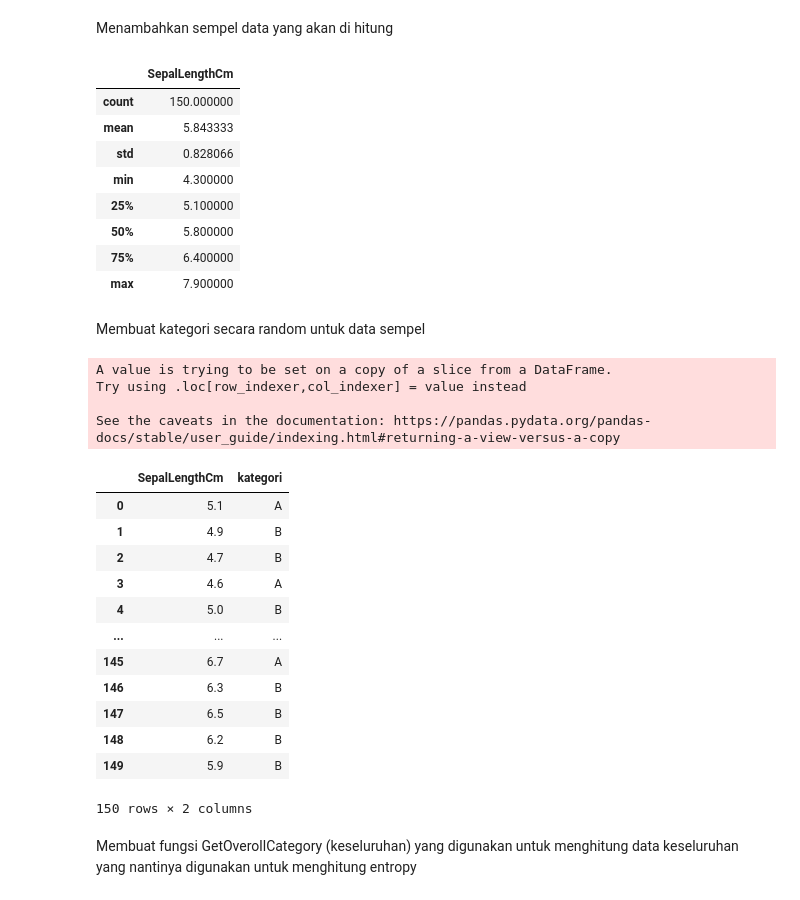
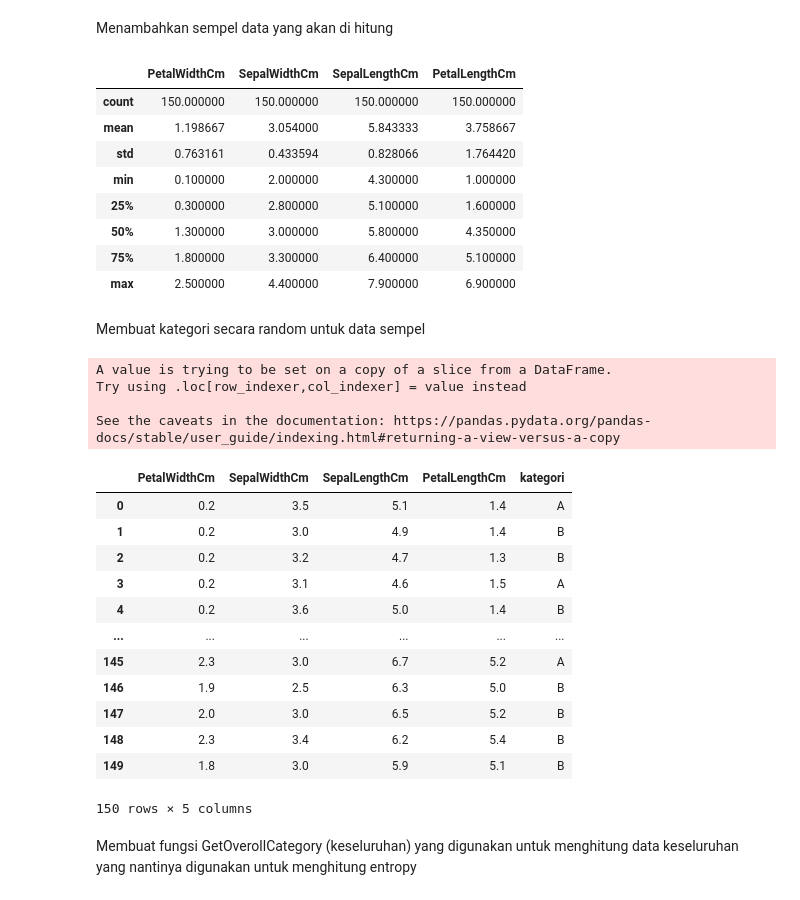
Before and after one commit to HanifSantoso05/Datamining, a Jupyter notebook: _sources/TUGAS-2.ipynb, the cells around one changed output. Cells and saved outputs as stored; diff of their text form; code cells hidden in the pictures.

```diff
--- a/_sources/TUGAS-2.ipynb
+++ b/_sources/TUGAS-2.ipynb
@@ -546,18 +552,18 @@ Diskritisasi berbasis entropi (entropy based discretization) adalah salah satu j
 # %% [markdown]
 Menambahkan sempel data yang akan di hitung
 # %%
-sample = df[["SepalLengthCm"]]
+sample = df[["PetalWidthCm","SepalWidthCm","SepalLengthCm","PetalLengthCm"]]
 sample.describe()
 # %% [output]
-|  | SepalLengthCm |
-| count | 150.000000 |
-| mean | 5.843333 |
-| std | 0.828066 |
-| min | 4.300000 |
-| 25% | 5.100000 |
-| 50% | 5.800000 |
-| 75% | 6.400000 |
-| max | 7.900000 |
+|  | PetalWidthCm | SepalWidthCm | SepalLengthCm | PetalLengthCm |
+| count | 150.000000 | 150.000000 | 150.000000 | 150.000000 |
+| mean | 1.198667 | 3.054000 | 5.843333 | 3.758667 |
+| std | 0.763161 | 0.433594 | 0.828066 | 1.764420 |
+| min | 0.100000 | 2.000000 | 4.300000 | 1.000000 |
+| 25% | 0.300000 | 2.800000 | 5.100000 | 1.600000 |
+| 50% | 1.300000 | 3.000000 | 5.800000 | 4.350000 |
+| 75% | 1.800000 | 3.300000 | 6.400000 | 5.100000 |
+| max | 2.500000 | 4.400000 | 7.900000 | 6.900000 |
 # %% [markdown]
 Membuat kategori secara random untuk data sempel
 # %%
@@ -569,19 +575,19 @@ A value is trying to be set on a copy of a slice from a DataFrame.
 Try using .loc[row_indexer,col_indexer] = value instead
 
 See the caveats in the documentation: https://pandas.pydata.org/pandas-docs/stable/user_guide/indexing.html#returning-a-view-versus-a-copy
-|  | SepalLengthCm | kategori |
-| 0 | 5.1 | A |
-| 1 | 4.9 | B |
-| 2 | 4.7 | B |
-| 3 | 4.6 | A |
-| 4 | 5.0 | B |
-| ... | ... | ... |
-| 145 | 6.7 | A |
-| 146 | 6.3 | B |
-| 147 | 6.5 | B |
-| 148 | 6.2 | B |
-| 149 | 5.9 | B |
+|  | PetalWidthCm | SepalWidthCm | SepalLengthCm | PetalLengthCm | kategori |
+| 0 | 0.2 | 3.5 | 5.1 | 1.4 | A |
+| 1 | 0.2 | 3.0 | 4.9 | 1.4 | B |
+| 2 | 0.2 | 3.2 | 4.7 | 1.3 | B |
+| 3 | 0.2 | 3.1 | 4.6 | 1.5 | A |
+| 4 | 0.2 | 3.6 | 5.0 | 1.4 | B |
+| ... | ... | ... | ... | ... | ... |
+| 145 | 2.3 | 3.0 | 6.7 | 5.2 | A |
+| 146 | 1.9 | 2.5 | 6.3 | 5.0 | B |
+| 147 | 2.0 | 3.0 | 6.5 | 5.2 | B |
+| 148 | 2.3 | 3.4 | 6.2 | 5.4 | B |
+| 149 | 1.8 | 3.0 | 5.9 | 5.1 | B |
-150 rows × 2 columns
+150 rows × 5 columns
 # %% [markdown]
 Membuat fungsi GetOverollCategory (keseluruhan) yang digunakan untuk menghitung data keseluruhan yang nantinya digunakan untuk menghitung entropy
 # %%
```
Also changed, not shown: parts of 47 cells of this notebook, 7 other files.
